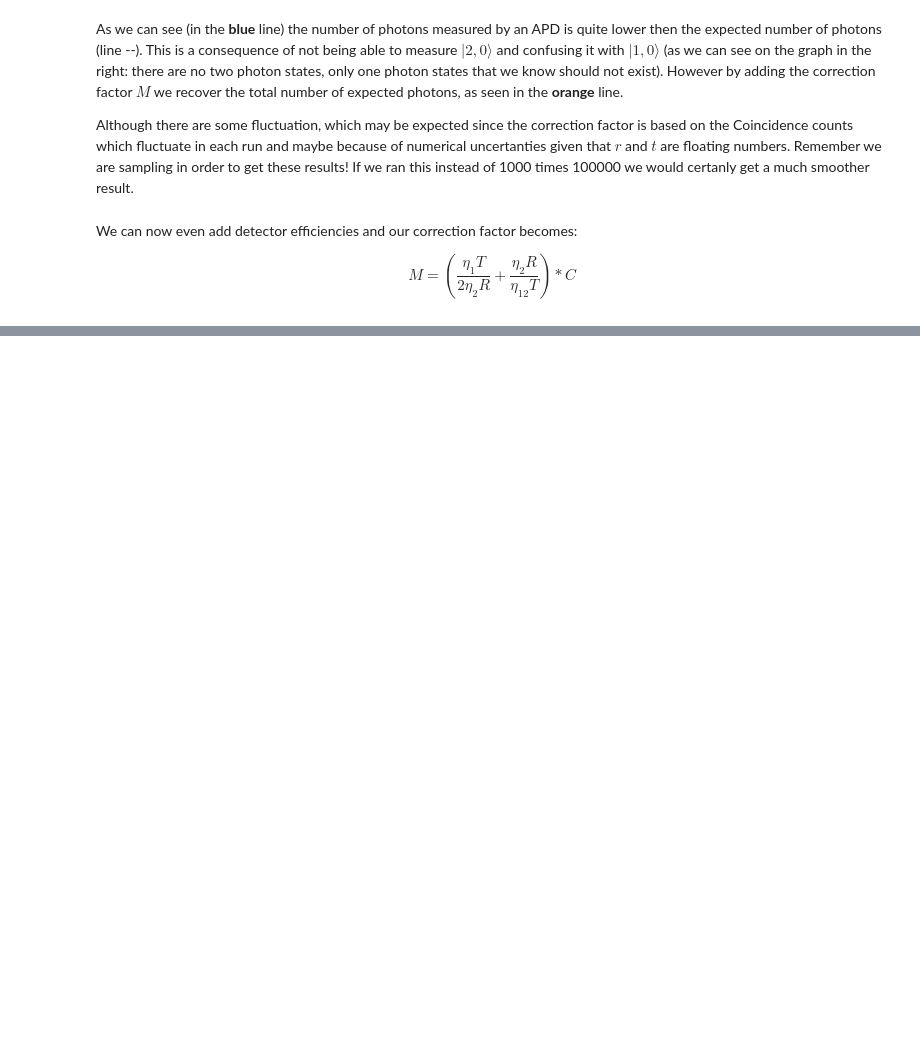
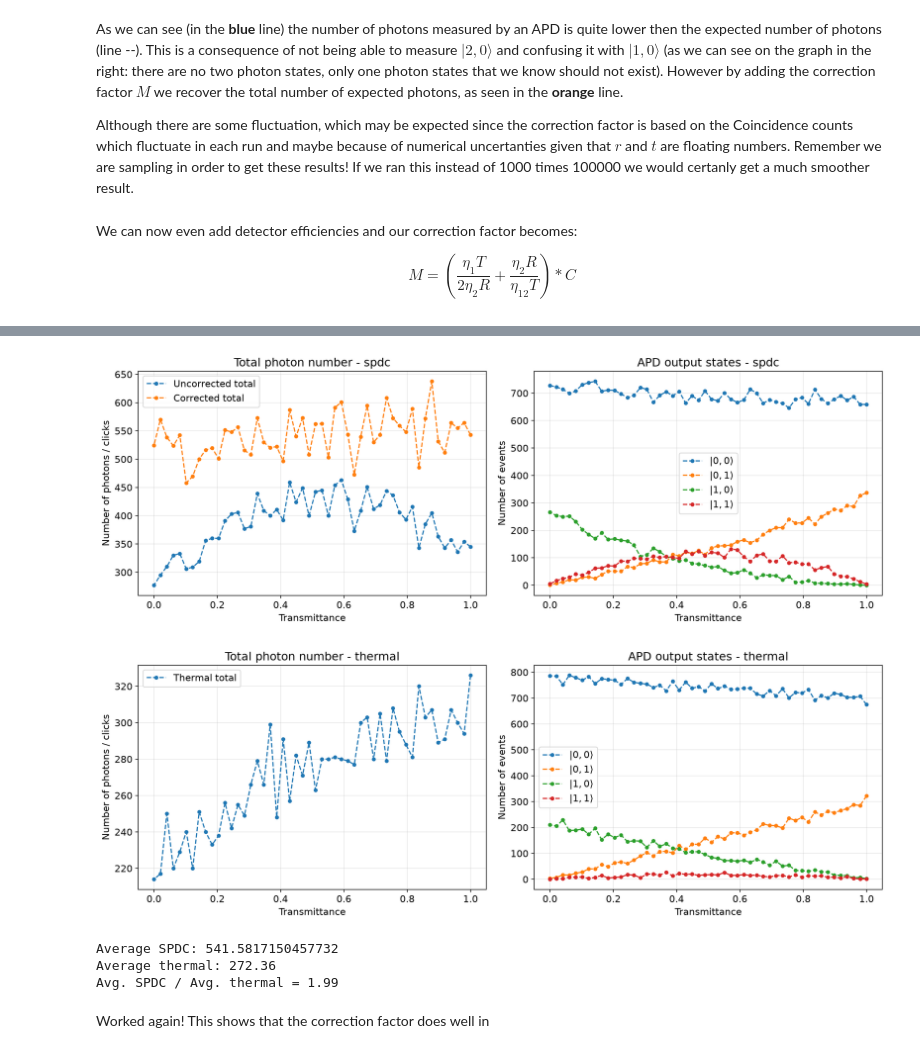
Before and after one commit to pedr19faria/BinSat, a Jupyter notebook: Binary_Saturation.ipynb, the cells around one changed output, grey strips where cells are left out. Cells and saved outputs as stored; diff of their text form; code cells hidden in the pictures; blank space fills up the shorter version.

```diff
--- a/Binary_Saturation.ipynb
+++ b/Binary_Saturation.ipynb
@@ -2129,0 +2140,45 @@ def thermal_x_vacuum(lam: float, n_max: int = N_MAX):
+# %%
+spdc_results = run_measurement(
+    source_type="spdc",
+    lam=0.4,
+    N_MAX=4,
+    eta1=0.6,
+    eta2=0.9,
+    min_detected_photons=0
+)
+
+plot_measurement(
+    spdc_results
+)
+
+thermal_results = run_measurement(
+    source_type="thermal",
+    lam=0.4,
+    N_MAX=4,
+    eta1=0.6,
+    eta2=0.9,
+    min_detected_photons=0
+)
+
+plot_measurement(
+    thermal_results
+)
+
+avg_spdc = np.mean(
+    spdc_results["total_photons"]
+)
+
+avg_thermal = np.mean(
+    thermal_results["total_photons"]
+)
+print(f"Average SPDC: {avg_spdc}")
+print(f"Average thermal: {avg_thermal}")
+print(f'Avg. SPDC / Avg. thermal = {avg_spdc / avg_thermal:.2f}')
+# %% [output]
+[figure, added]
+[figure, added]
+Average SPDC: 541.5817150457732
+Average thermal: 272.36
+Avg. SPDC / Avg. thermal = 1.99
+# %% [markdown]
+Worked again! This shows that the correction factor does well in
```
Also changed, not shown: parts of 34 cells of this notebook.
